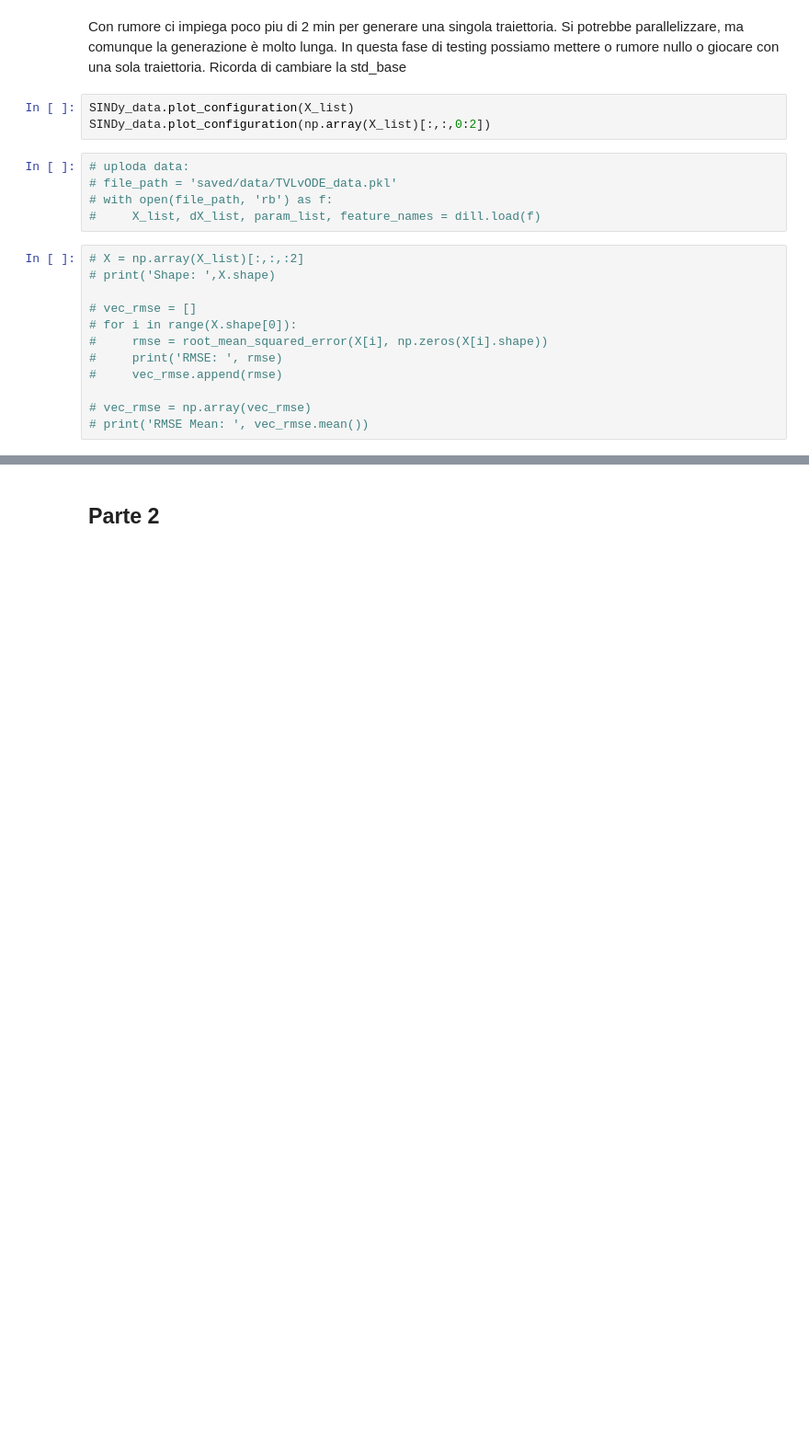
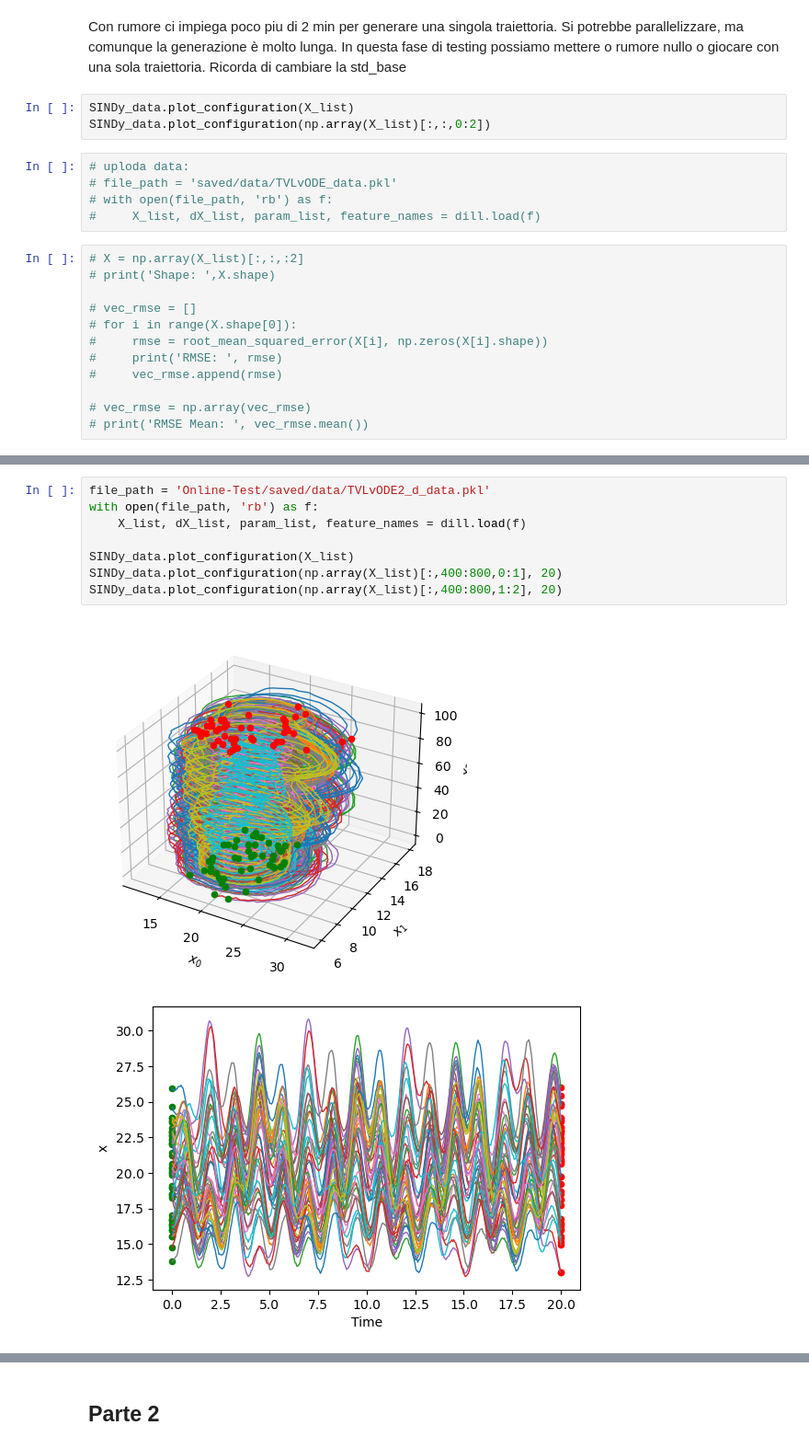
Before and after one commit to mattiagast/TesiBackup, a Jupyter notebook: TestLV.ipynb, the cells around one changed output, grey strips where cells are left out. Shown at 92% size. Saved outputs shown, nothing was run; the diff lists cells and outputs as text; blank space fills up the shorter version.

```diff
--- a/TestLV.ipynb
+++ b/TestLV.ipynb
@@ -127,0 +133,11 @@ number of building blocks:  16
+# %%
+file_path = 'Online-Test/saved/data/TVLvODE2_d_data.pkl'
+with open(file_path, 'rb') as f:
+    X_list, dX_list, param_list, feature_names = dill.load(f)
+
+SINDy_data.plot_configuration(X_list)
+SINDy_data.plot_configuration(np.array(X_list)[:,400:800,0:1], 20)
+SINDy_data.plot_configuration(np.array(X_list)[:,400:800,1:2], 20)
+# %% [output]
+[figure, added]
+[figure, added]
```
Also changed, not shown: parts of 17 cells of this notebook, 9 other files.
